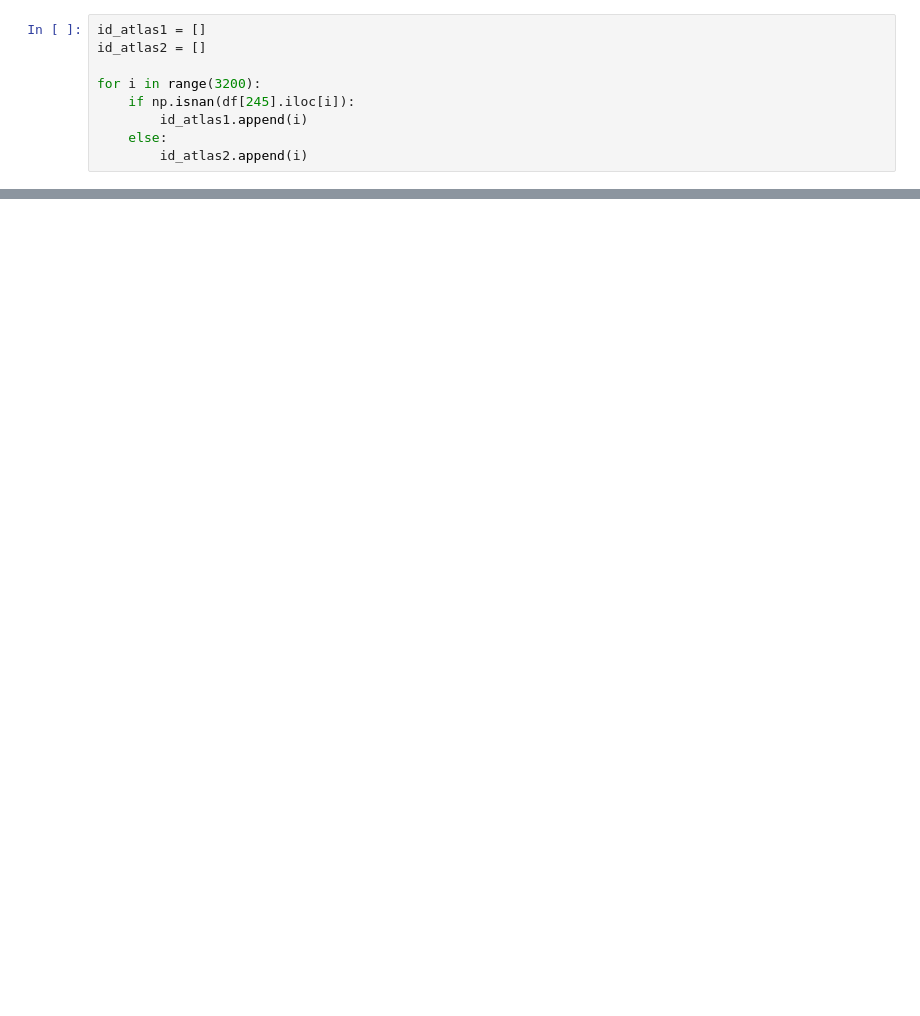
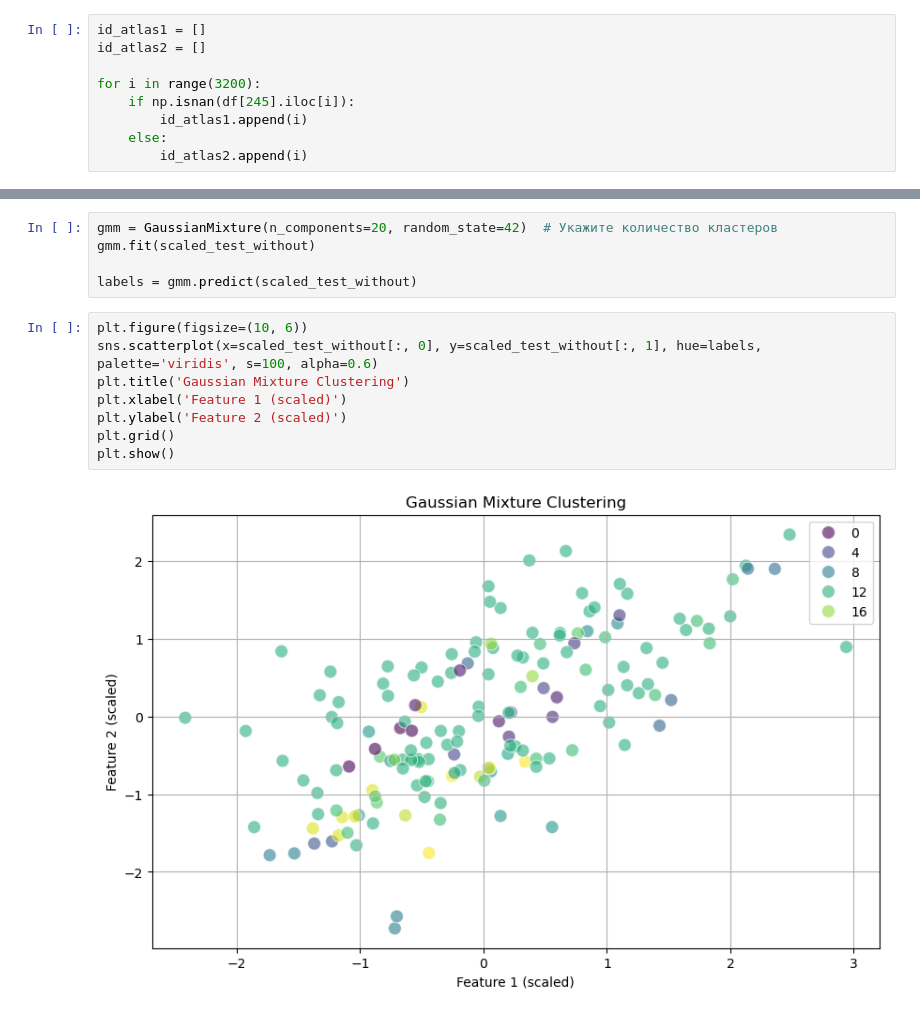
Before and after one commit to TimOvch/ML-study, a Jupyter notebook: AIDAO/track_1/Untitled.ipynb, the cells around one changed output, grey strips where cells are left out. Saved outputs shown, nothing was run; the diff lists cells and outputs as text; blank space fills up the shorter version.

```diff
--- a/AIDAO/track_1/Untitled.ipynb
+++ b/AIDAO/track_1/Untitled.ipynb
@@ -46,0 +163,15 @@ Atlas1 = pd.DataFrame(np.zeros((1600,  )))
+# %%
+gmm = GaussianMixture(n_components=20, random_state=42)  # Укажите количество кластеров
+gmm.fit(scaled_test_without)
+
+labels = gmm.predict(scaled_test_without)
+# %%
+plt.figure(figsize=(10, 6))
+sns.scatterplot(x=scaled_test_without[:, 0], y=scaled_test_without[:, 1], hue=labels, palette='viridis', s=100, alpha=0.6)
+plt.title('Gaussian Mixture Clustering')
+plt.xlabel('Feature 1 (scaled)')
+plt.ylabel('Feature 2 (scaled)')
+plt.grid()
+plt.show()
+# %% [output]
+[figure, added]
```
Also changed, not shown: parts of 26 cells of this notebook.
